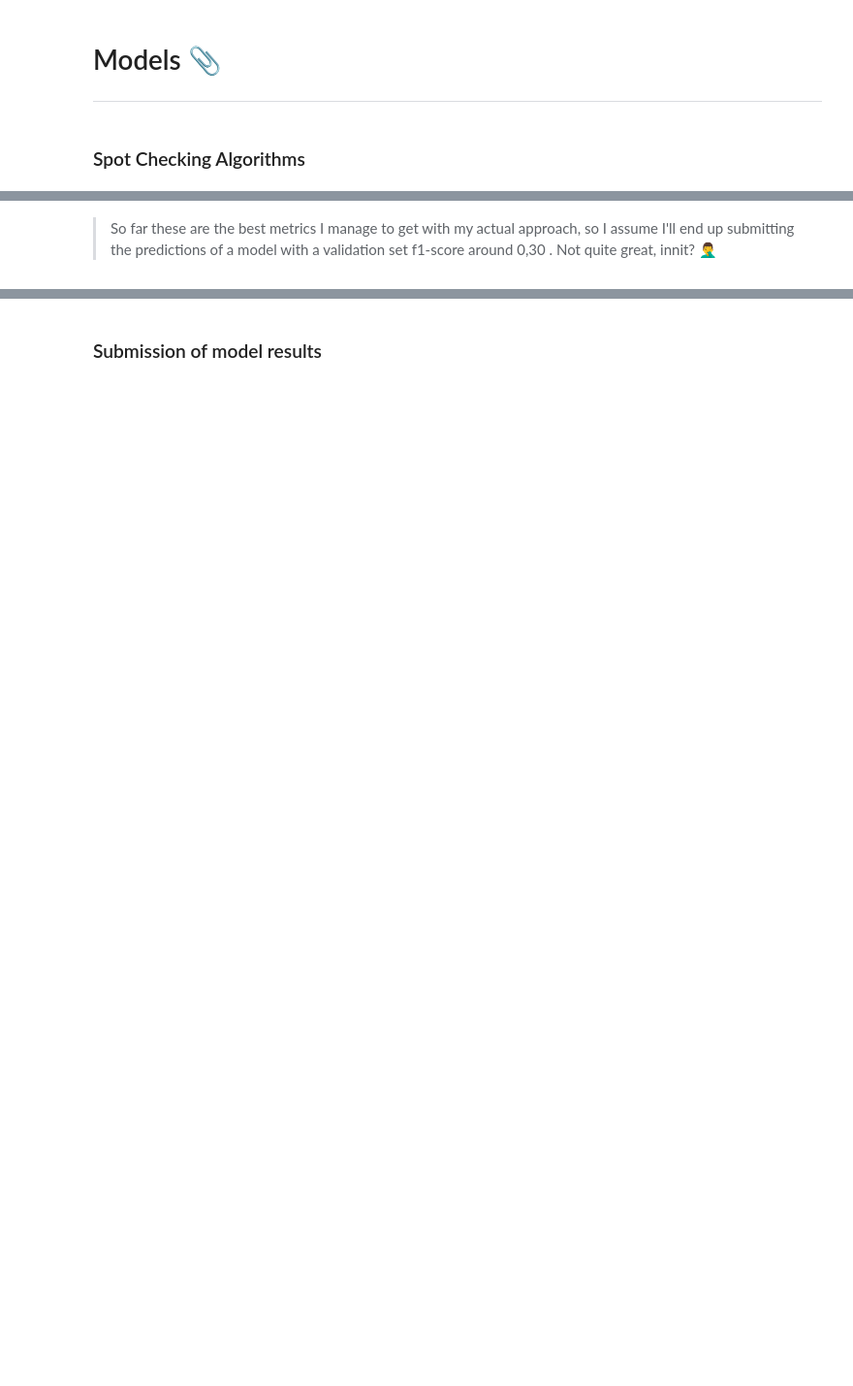
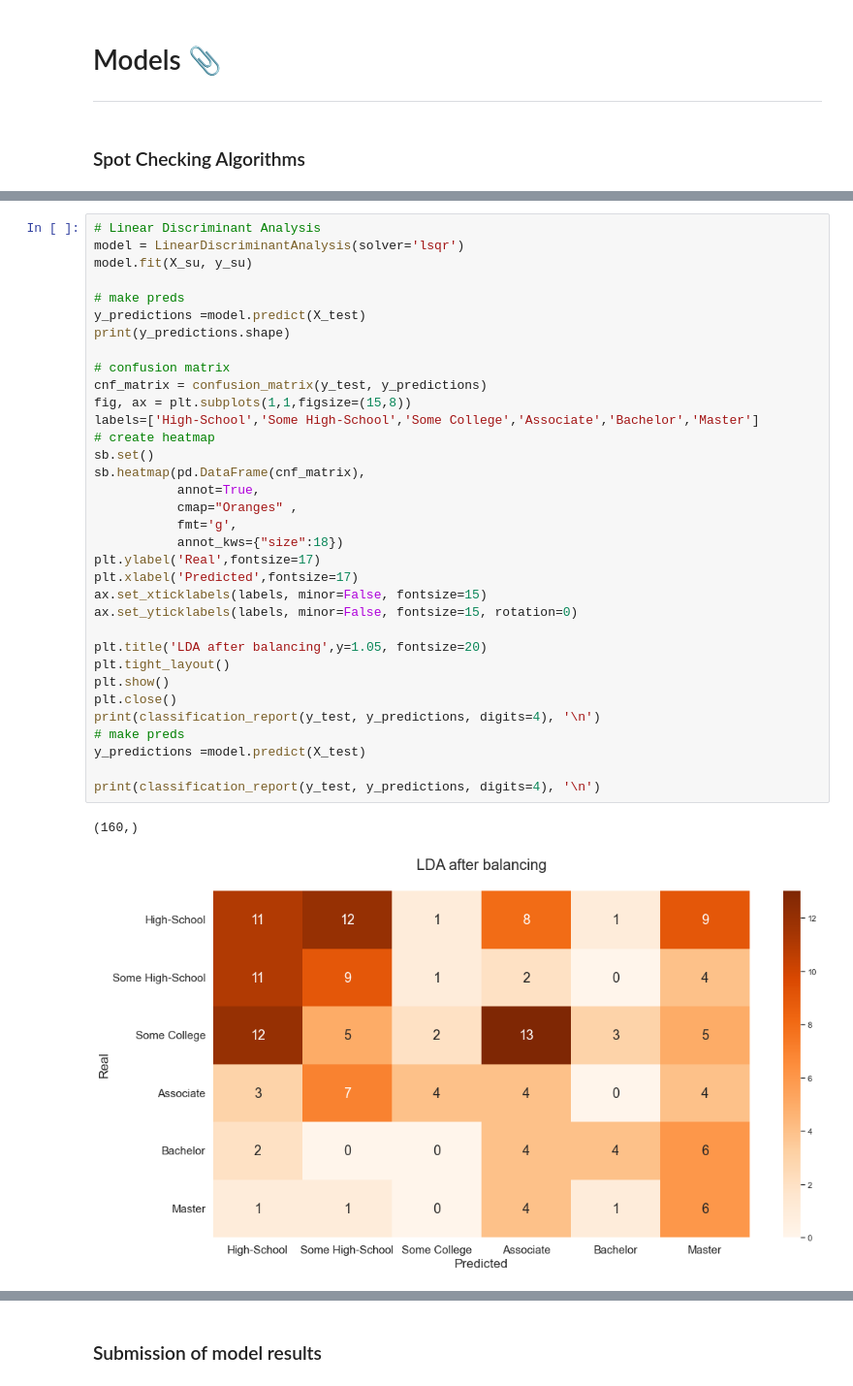
Before and after one commit to MacMotx/Student-s-Grades-Vs-parental-Level-of-Ecucation, a Jupyter notebook: Student Factors .ipynb, the cells around one changed output, grey strips where cells are left out. Shown at 97% size. Drawn from its saved outputs; the diff is of its cells as text; blank space fills up the shorter version.

```diff
--- a/Student Factors .ipynb
+++ b/Student Factors .ipynb
@@ -997,2 +733,37 @@ weighted avg     0.2303    0.2375    0.2315       160
-# %% [markdown]
->So far these are the best metrics I manage to get with my actual approach, so I assume I'll end up submitting the predictions of a model with a validation set f1-score around 0,30 . Not quite great, innit? 🤦‍♂️
+# %%
+# Linear Discriminant Analysis
+model = LinearDiscriminantAnalysis(solver='lsqr')
+model.fit(X_su, y_su)
+
+# make preds
+y_predictions =model.predict(X_test)
+print(y_predictions.shape)
+
+# confusion matrix
+cnf_matrix = confusion_matrix(y_test, y_predictions)
+fig, ax = plt.subplots(1,1,figsize=(15,8))
+labels=['High-School','Some High-School','Some College','Associate','Bachelor','Master']
+# create heatmap
+sb.set()
+sb.heatmap(pd.DataFrame(cnf_matrix),
+           annot=True,
+           cmap="Oranges" ,
+           fmt='g',
+           annot_kws={"size":18})
+plt.ylabel('Real',fontsize=17)
+plt.xlabel('Predicted',fontsize=17)
+ax.set_xticklabels(labels, minor=False, fontsize=15)
+ax.set_yticklabels(labels, minor=False, fontsize=15, rotation=0)
+
+plt.title('LDA after balancing',y=1.05, fontsize=20)
+plt.tight_layout()
+plt.show()
+plt.close()
+print(classification_report(y_test, y_predictions, digits=4), '\n')
+# make preds
+y_predictions =model.predict(X_test)
+
+print(classification_report(y_test, y_predictions, digits=4), '\n')
+# %% [output]
+(160,)
+[figure, added]
```
Also changed, not shown: parts of 33 cells of this notebook, 2 other files.
